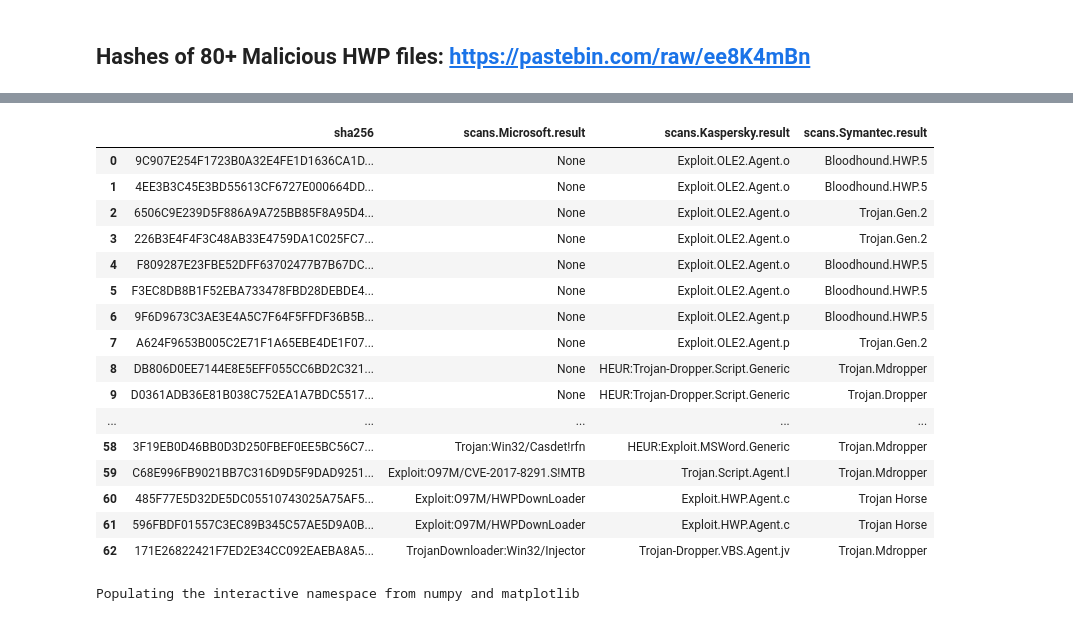
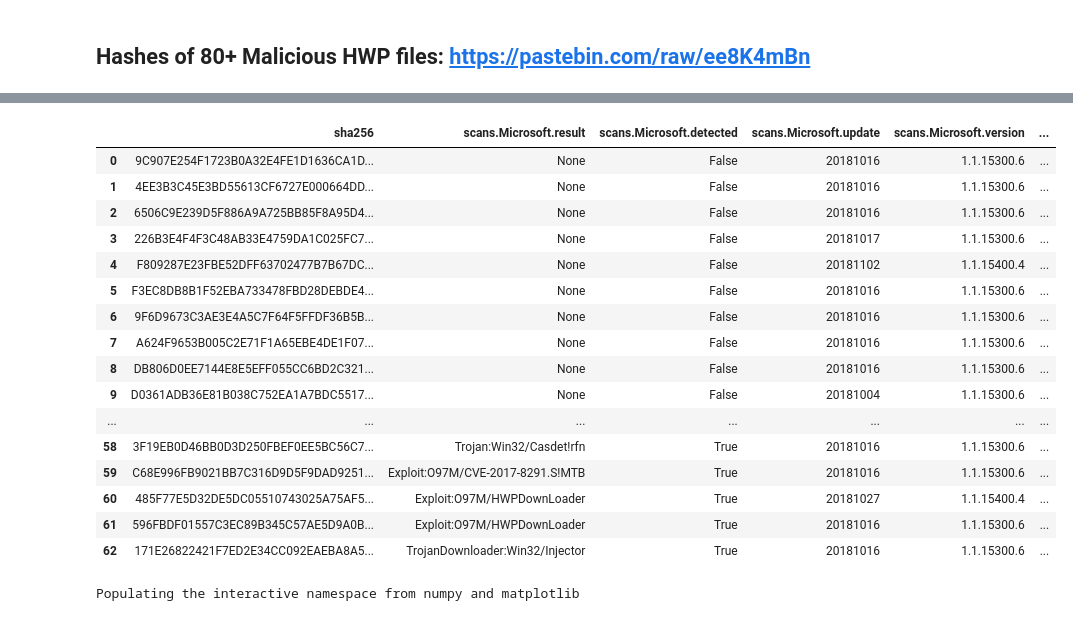
Before and after one commit to JohnLaTwC/Shared, a Jupyter notebook: notebooks/HWP analysis.ipynb, the cells around one changed output, grey strips where cells are left out. Saved outputs shown, nothing was run; the diff lists cells and outputs as text; code cells hidden in the pictures.

```diff
--- a/notebooks/HWP analysis.ipynb
+++ b/notebooks/HWP analysis.ipynb
@@ -134,25 +134,25 @@ df.columns = ['sha256']
 CycJupyter.cycldf = df
 # %%
 %%cycl
-df | vtdetails | -cols sha256 scans.Microsoft.result scans.Kaspersky.result scans.Symantec.result
+df | vtdetails | -cols sha256 scans.Microsoft.* scans.Kaspersky.result scans.Symantec.result
 # %% [output]
-|  | sha256 | scans.Microsoft.result | scans.Kaspersky.result | scans.Symantec.result |
-| 0 | 9C907E254F1723B0A32E4FE1D1636CA1D... | None | Exploit.OLE2.Agent.o | Bloodhound.HWP.5 |
-| 1 | 4EE3B3C45E3BD55613CF6727E000664DD... | None | Exploit.OLE2.Agent.o | Bloodhound.HWP.5 |
-| 2 | 6506C9E239D5F886A9A725BB85F8A95D4... | None | Exploit.OLE2.Agent.o | Trojan.Gen.2 |
-| 3 | 226B3E4F4F3C48AB33E4759DA1C025FC7... | None | Exploit.OLE2.Agent.o | Trojan.Gen.2 |
-| 4 | F809287E23FBE52DFF63702477B7B67DC... | None | Exploit.OLE2.Agent.o | Bloodhound.HWP.5 |
-| 5 | F3EC8DB8B1F52EBA733478FBD28DEBDE4... | None | Exploit.OLE2.Agent.o | Bloodhound.HWP.5 |
-| 6 | 9F6D9673C3AE3E4A5C7F64F5FFDF36B5B... | None | Exploit.OLE2.Agent.p | Bloodhound.HWP.5 |
-| 7 | A624F9653B005C2E71F1A65EBE4DE1F07... | None | Exploit.OLE2.Agent.p | Trojan.Gen.2 |
-| 8 | DB806D0EE7144E8E5EFF055CC6BD2C321... | None | HEUR:Trojan-Dropper.Script.Generic | Trojan.Mdropper |
-| 9 | D0361ADB36E81B038C752EA1A7BDC5517... | None | HEUR:Trojan-Dropper.Script.Generic | Trojan.Dropper |
-| ... | ... | ... | ... | ... |
-| 58 | 3F19EB0D46BB0D3D250FBEF0EE5BC56C7... | Trojan:Win32/Casdet!rfn | HEUR:Exploit.MSWord.Generic | Trojan.Mdropper |
-| 59 | C68E996FB9021BB7C316D9D5F9DAD9251... | Exploit:O97M/CVE-2017-8291.S!MTB | Trojan.Script.Agent.l | Trojan.Mdropper |
-| 60 | 485F77E5D32DE5DC05510743025A75AF5... | Exploit:O97M/HWPDownLoader | Exploit.HWP.Agent.c | Trojan Horse |
-| 61 | 596FBDF01557C3EC89B345C57AE5D9A0B... | Exploit:O97M/HWPDownLoader | Exploit.HWP.Agent.c | Trojan Horse |
-| 62 | 171E26822421F7ED2E34CC092EAEBA8A5... | TrojanDownloader:Win32/Injector | Trojan-Dropper.VBS.Agent.jv | Trojan.Mdropper |
+|  | sha256 | scans.Microsoft.result | scans.Microsoft.detected | scans.Microsoft.update | scans.Microsoft.version | ... |
+| 0 | 9C907E254F1723B0A32E4FE1D1636CA1D... | None | False | 20181016 | 1.1.15300.6 | ... |
+| 1 | 4EE3B3C45E3BD55613CF6727E000664DD... | None | False | 20181016 | 1.1.15300.6 | ... |
+| 2 | 6506C9E239D5F886A9A725BB85F8A95D4... | None | False | 20181016 | 1.1.15300.6 | ... |
+| 3 | 226B3E4F4F3C48AB33E4759DA1C025FC7... | None | False | 20181017 | 1.1.15300.6 | ... |
+| 4 | F809287E23FBE52DFF63702477B7B67DC... | None | False | 20181102 | 1.1.15400.4 | ... |
+| 5 | F3EC8DB8B1F52EBA733478FBD28DEBDE4... | None | False | 20181016 | 1.1.15300.6 | ... |
+| 6 | 9F6D9673C3AE3E4A5C7F64F5FFDF36B5B... | None | False | 20181016 | 1.1.15300.6 | ... |
+| 7 | A624F9653B005C2E71F1A65EBE4DE1F07... | None | False | 20181016 | 1.1.15300.6 | ... |
+| 8 | DB806D0EE7144E8E5EFF055CC6BD2C321... | None | False | 20181016 | 1.1.15300.6 | ... |
+| 9 | D0361ADB36E81B038C752EA1A7BDC5517... | None | False | 20181004 | 1.1.15300.6 | ... |
+| ... | ... | ... | ... | ... | ... | ... |
+| 58 | 3F19EB0D46BB0D3D250FBEF0EE5BC56C7... | Trojan:Win32/Casdet!rfn | True | 20181016 | 1.1.15300.6 | ... |
+| 59 | C68E996FB9021BB7C316D9D5F9DAD9251... | Exploit:O97M/CVE-2017-8291.S!MTB | True | 20181016 | 1.1.15300.6 | ... |
+| 60 | 485F77E5D32DE5DC05510743025A75AF5... | Exploit:O97M/HWPDownLoader | True | 20181027 | 1.1.15400.4 | ... |
+| 61 | 596FBDF01557C3EC89B345C57AE5D9A0B... | Exploit:O97M/HWPDownLoader | True | 20181016 | 1.1.15300.6 | ... |
+| 62 | 171E26822421F7ED2E34CC092EAEBA8A5... | TrojanDownloader:Win32/Injector | True | 20181016 | 1.1.15300.6 | ... |
 # %%
 df2 = _
 # %%
```
Also changed, not shown: parts of 3 cells of this notebook.
